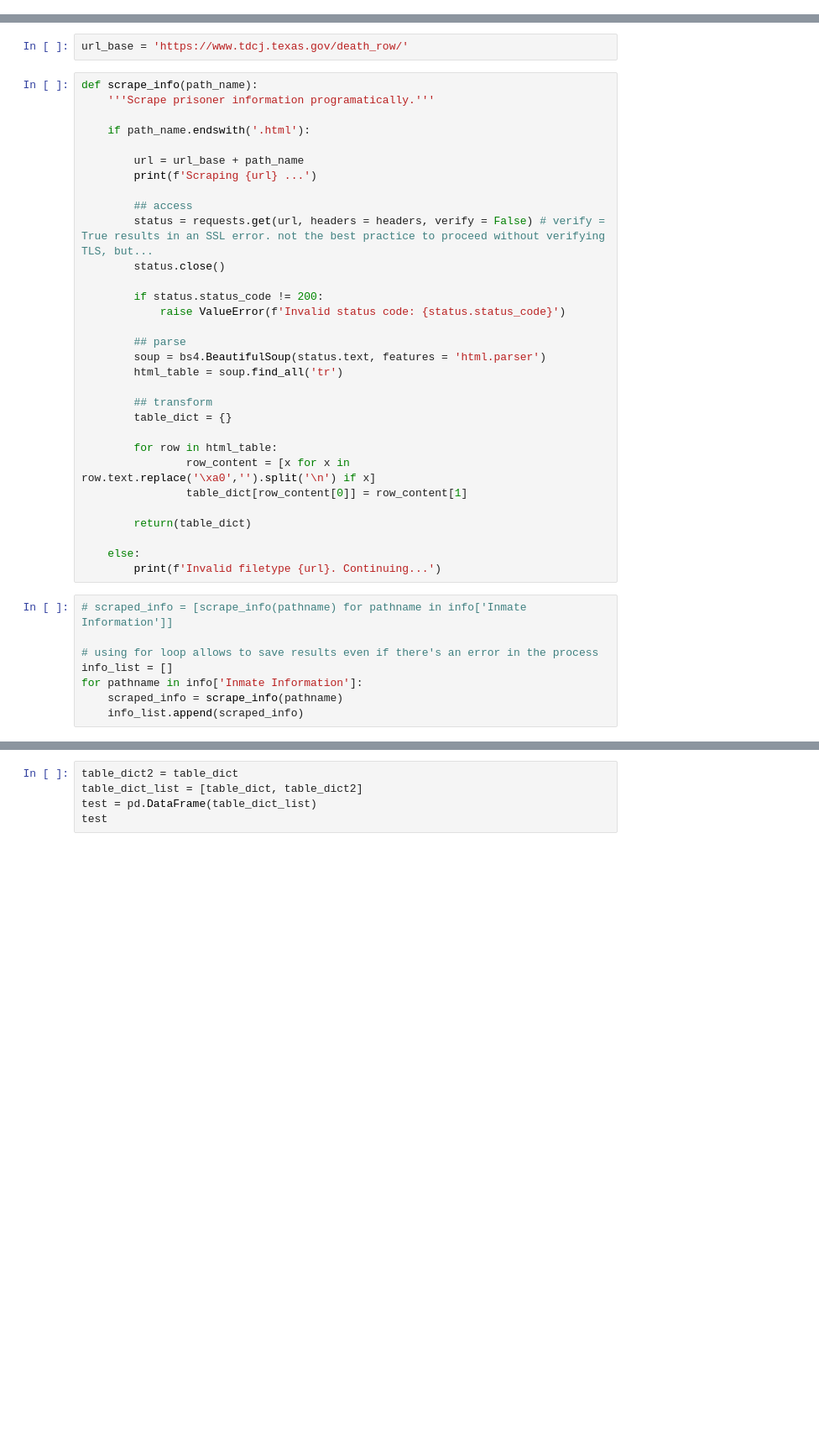
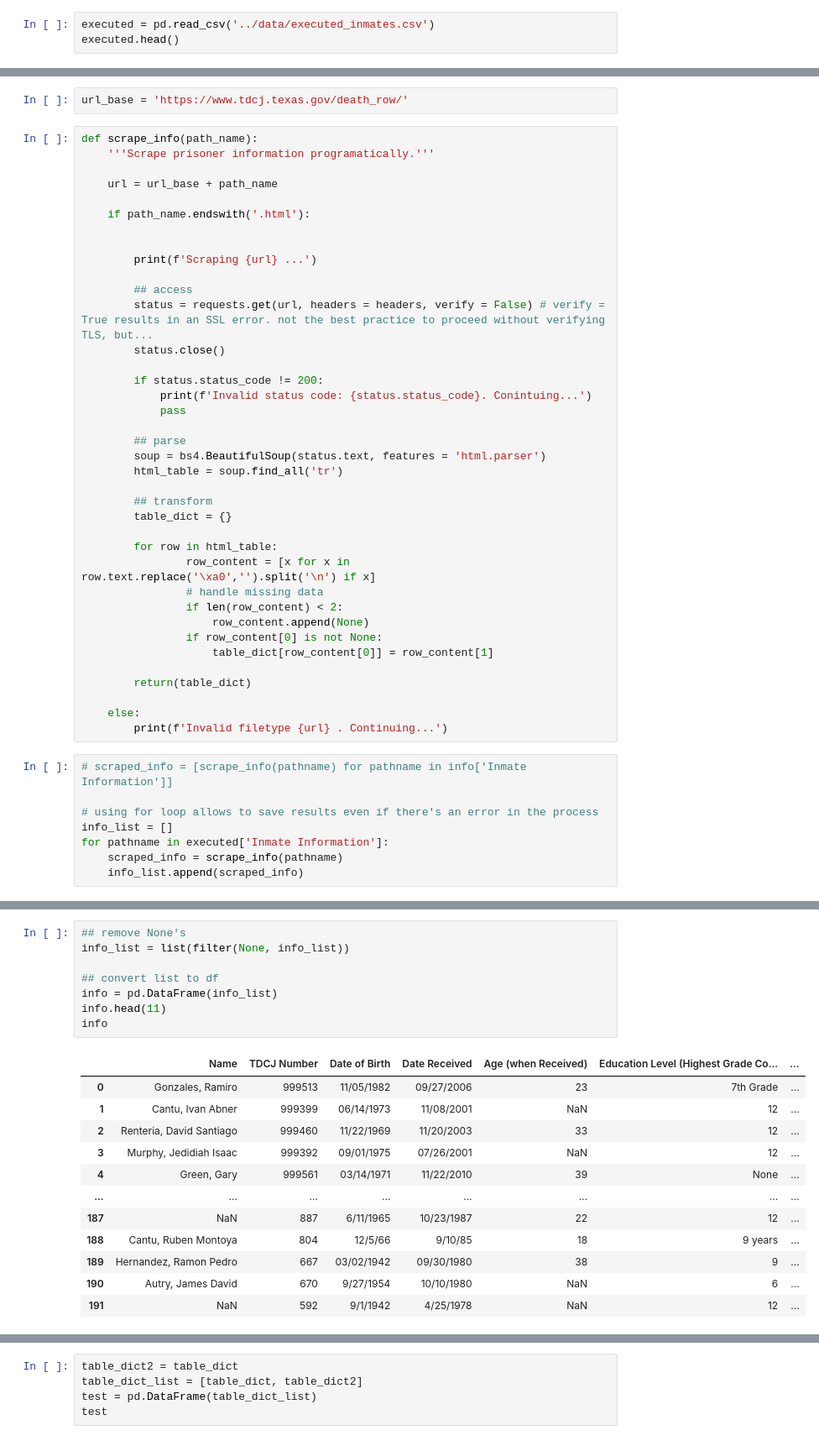
Before and after one commit to ecrs98/tx-death-row, a Jupyter notebook: programs/webscraper.ipynb, the cells around one changed output, grey strips where cells are left out. Shown at 84% size. Cells and saved outputs as stored; diff of their text form; blank space fills up the shorter version.

Commit message:
Continued work on prisoner info scraping

```diff
--- a/programs/webscraper.ipynb
+++ b/programs/webscraper.ipynb
@@ -115,2 +117,5 @@ info.to_csv('../data/executed_inmates.csv', index=False)
 # %% [markdown]
 ## 2. Scraping prisoner info and last words
+# %%
+executed = pd.read_csv('../data/executed_inmates.csv')
+executed.head()
@@ -122,9 +134,11 @@ url_base = 'https://www.tdcj.texas.gov/death_row/'
 def scrape_info(path_name):
     '''Scrape prisoner information programatically.'''
 
+    url = url_base + path_name
+
     if path_name.endswith('.html'):
 
-        url = url_base + path_name
+
         print(f'Scraping {url} ...')
 
         ## access
@@ -132,7 +146,8 @@ def scrape_info(path_name):
         status.close()
 
         if status.status_code != 200:
-            raise ValueError(f'Invalid status code: {status.status_code}')
+            print(f'Invalid status code: {status.status_code}. Conintuing...')
+            pass
 
         ## parse
         soup = bs4.BeautifulSoup(status.text, features = 'html.parser')
@@ -143,18 +158,22 @@ def scrape_info(path_name):
 
         for row in html_table:
                 row_content = [x for x in row.text.replace('\xa0','').split('\n') if x]
-                table_dict[row_content[0]] = row_content[1]
+                # handle missing data
+                if len(row_content) < 2:
+                    row_content.append(None)
+                if row_content[0] is not None:
+                    table_dict[row_content[0]] = row_content[1]
 
         return(table_dict)
 
     else:
-        print(f'Invalid filetype {url}. Continuing...')
+        print(f'Invalid filetype {url} . Continuing...')
 # %%
 # scraped_info = [scrape_info(pathname) for pathname in info['Inmate Information']]
 
 # using for loop allows to save results even if there's an error in the process
 info_list = []
-for pathname in info['Inmate Information']:
+for pathname in executed['Inmate Information']:
     scraped_info = scrape_info(pathname)
     info_list.append(scraped_info)
 # %% [output]
@@ -190,0 +197,21 @@ info_list
+# %%
+## remove None's
+info_list = list(filter(None, info_list))
+
+## convert list to df
+info = pd.DataFrame(info_list)
+info.head(11)
+info
+# %% [output]
+|  | Name | TDCJ Number | Date of Birth | Date Received | Age (when Received) | Education Level (Highest Grade Co... | ... |
+| 0 | Gonzales, Ramiro | 999513 | 11/05/1982 | 09/27/2006 | 23 | 7th Grade | ... |
+| 1 | Cantu, Ivan Abner | 999399 | 06/14/1973 | 11/08/2001 | NaN | 12 | ... |
+| 2 | Renteria, David Santiago | 999460 | 11/22/1969 | 11/20/2003 | 33 | 12 | ... |
+| 3 | Murphy, Jedidiah Isaac | 999392 | 09/01/1975 | 07/26/2001 | NaN | 12 | ... |
+| 4 | Green, Gary | 999561 | 03/14/1971 | 11/22/2010 | 39 | None | ... |
+| ... | ... | ... | ... | ... | ... | ... | ... |
+| 187 | NaN | 887 | 6/11/1965 | 10/23/1987 | 22 | 12 | ... |
+| 188 | Cantu, Ruben Montoya | 804 | 12/5/66 | 9/10/85 | 18 | 9 years | ... |
+| 189 | Hernandez, Ramon Pedro | 667 | 03/02/1942 | 09/30/1980 | 38 | 9 | ... |
+| 190 | Autry, James David | 670 | 9/27/1954 | 10/10/1980 | NaN | 6 | ... |
+| 191 | NaN | 592 | 9/1/1942 | 4/25/1978 | NaN | 12 | ... |
```
Also changed, not shown: parts of 24 cells of this notebook.
